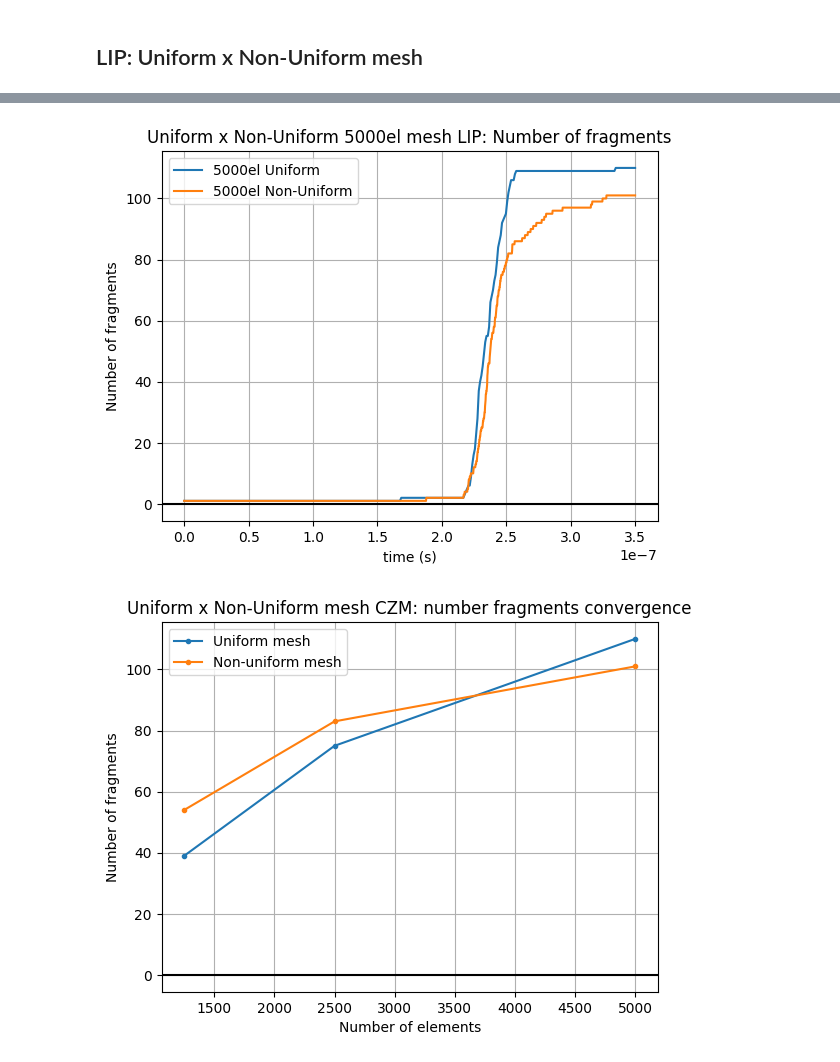
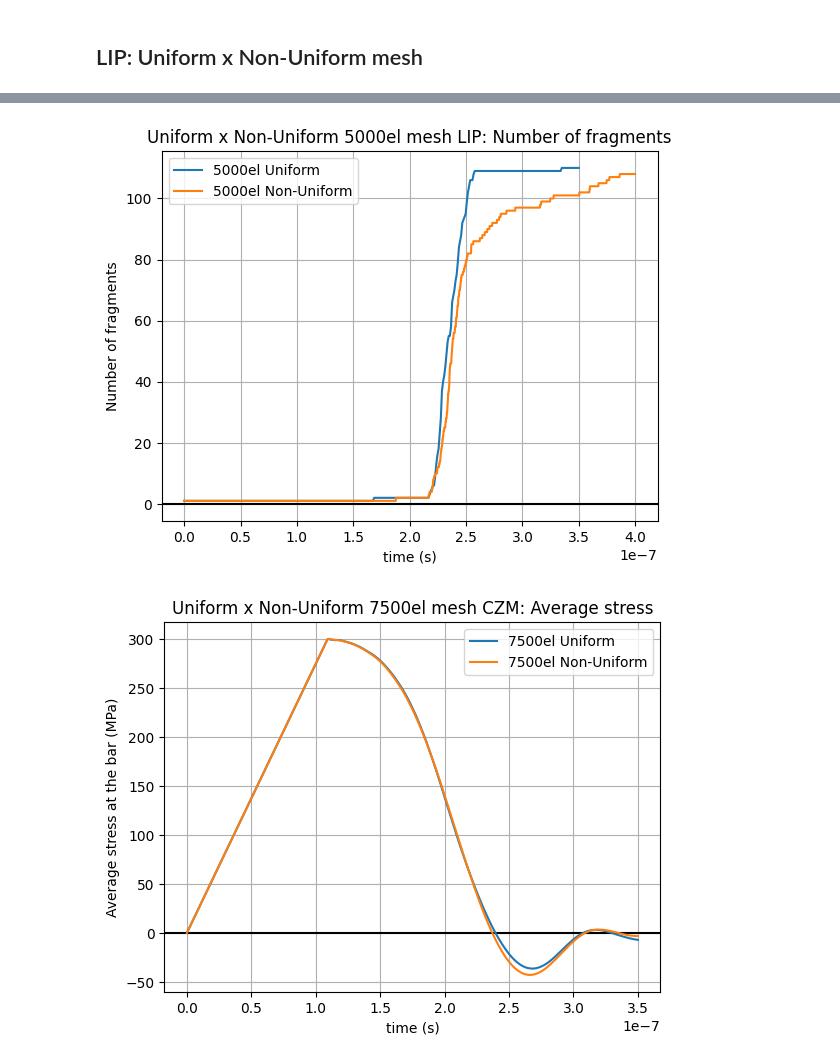
Before and after one commit to raquel-dantas/DynFrag1D, a Jupyter notebook: mesh_study_lipfield.ipynb, the cells around one changed output, grey strips where cells are left out. Cells and saved outputs as stored; diff of their text form; code cells hidden in the pictures.

Commit message:
mesh study frag leng plots

```diff
--- a/mesh_study_lipfield.ipynb
+++ b/mesh_study_lipfield.ipynb
@@ -333,10 +343,10 @@ for n in range(n_steps_non_uniform_5000el):
 # %%
 # Separate the results you want to compare
 
-time_non_uniform_1250el = np.linspace(0, time_simulation, size_non_uniform_1250el)
-time_non_uniform_2500el = np.linspace(0, time_simulation, size_non_uniform_2500el)
-time_non_uniform_5000el = np.linspace(0, time_simulation, size_non_uniform_5000el)
-# time_non_uniform_7500el = np.linspace(0, time_simulation, size_non_uniform_7500el)
+time_non_uniform_1250el = np.linspace(0, time_simulation_non_uniform_1250el, size_non_uniform_1250el)
+time_non_uniform_2500el = np.linspace(0, time_simulation_non_uniform_2500el, size_non_uniform_2500el)
+time_non_uniform_5000el = np.linspace(0, time_simulation_non_uniform_5000el, size_non_uniform_5000el)
+time_non_uniform_7500el = np.linspace(0, time_simulation_non_uniform_7500el, size_non_uniform_7500el)
 
 
 
@@ -344,7 +354,7 @@ stress_bar = [
     ["1250 elements", time_non_uniform_1250el, avg_stress_bar_non_uniform_1250el/10**6],
     ["2500 elements", time_non_uniform_2500el, avg_stress_bar_non_uniform_2500el/10**6],
     ["5000 elements", time_non_uniform_5000el, avg_stress_bar_non_uniform_5000el/10**6],
-    # ["7500 elements", time_non_uniform_7500el, avg_stress_bar_non_uniform_7500el/10**6],
+    ["7500 elements", time_non_uniform_7500el, avg_stress_bar_non_uniform_7500el/10**6],
 ]
 
 plotCompareSimulations(
@@ -360,7 +370,7 @@ nfrag_non_uniform = [
     ["1250 elements", time_non_uniform_1250el, n_fragments_non_uniform_1250el],
     ["2500 elements", time_non_uniform_2500el, n_fragments_non_uniform_2500el],
     ["5000 elements", time_non_uniform_5000el, n_fragments_non_uniform_5000el],
-    # ["7500 elements", time_non_uniform_7500el, n_fragments_non_uniform_7500el],
+    ["7500 elements", time_non_uniform_7500el, n_fragments_non_uniform_7500el],
 ]
 
 plotCompareSimulations(
@@ -373,8 +383,8 @@ plotCompareSimulations(
 
 
 # Convergence number fragments
-# meshes = [1250, 2500, 5000, 7500]
-meshes = [1250, 2500, 5000]
+meshes = [1250, 2500, 5000, 7500]
+# meshes = [1250, 2500, 5000]
 
 # Convergence dissipated energy
 plotConvergence(
@@ -478,30 +488,30 @@ plotCompareSimulations(
 
 # 7500 elements
 
-# stress_bar = [
-#     ["7500el Uniform", time_uniform_7500el, avg_stress_bar_uniform_7500el/10**6],
-#     ["7500el Non-Uniform", time_non_uniform_7500el, avg_stress_bar_non_uniform_7500el/10**6],
-# ]
+stress_bar = [
+    ["7500el Uniform", time_uniform_7500el, avg_stress_bar_uniform_7500el/10**6],
+    ["7500el Non-Uniform", time_non_uniform_7500el, avg_stress_bar_non_uniform_7500el/10**6],
+]
 
-# plotCompareSimulations(
-#     stress_bar,
-#     title="Uniform x Non-Uniform 7500el mesh CZM: Average stress",
-#     label_x="time (s)",
-#     label_y="Average stress at the bar (MPa)",
-#     save_filename="LOG/mesh_study/plots/czm_7500el_avg_stress.svg",
-# )
+plotCompareSimulations(
+    stress_bar,
+    title="Uniform x Non-Uniform 7500el mesh CZM: Average stress",
+    label_x="time (s)",
+    label_y="Average stress at the bar (MPa)",
+    save_filename="LOG/mesh_study/plots/czm_7500el_avg_stress.svg",
+)
 
-# nfrag = [
-#     ["7500el Uniform", time_uniform_7500el, n_fragments_uniform_7500el],
-#     ["7500el Non-Uniform", time_non_uniform_7500el, n_fragments_non_uniform_7500el],
-# ]
-# plotCompareSimulations(
-#     nfrag,
-#     title="Uniform x Non-Uniform 7500el mesh CZM: Number of fragments",
-#     label_x="time (s)",
-#     label_y="Number of fragments",
-#     save_filename="LOG/mesh_study/plots/czm_7500el_n_fragments.svg",
-# )
+nfrag = [
+    ["7500el Uniform", time_uniform_7500el, n_fragments_uniform_7500el],
+    ["7500el Non-Uniform", time_non_uniform_7500el, n_fragments_non_uniform_7500el],
+]
+plotCompareSimulations(
+    nfrag,
+    title="Uniform x Non-Uniform 7500el mesh CZM: Number of fragments",
+    label_x="time (s)",
+    label_y="Number of fragments",
+    save_filename="LOG/mesh_study/plots/czm_7500el_n_fragments.svg",
+)
 
 
 plotConvergenceComparison(
@@ -521,2 +531,2 @@ plotConvergenceComparison(
-[figure, old version]
+[figure, new version]
-[figure, old version]
+[figure, new version]
```
Also changed, not shown: parts of 5 cells of this notebook, 1 other file.
